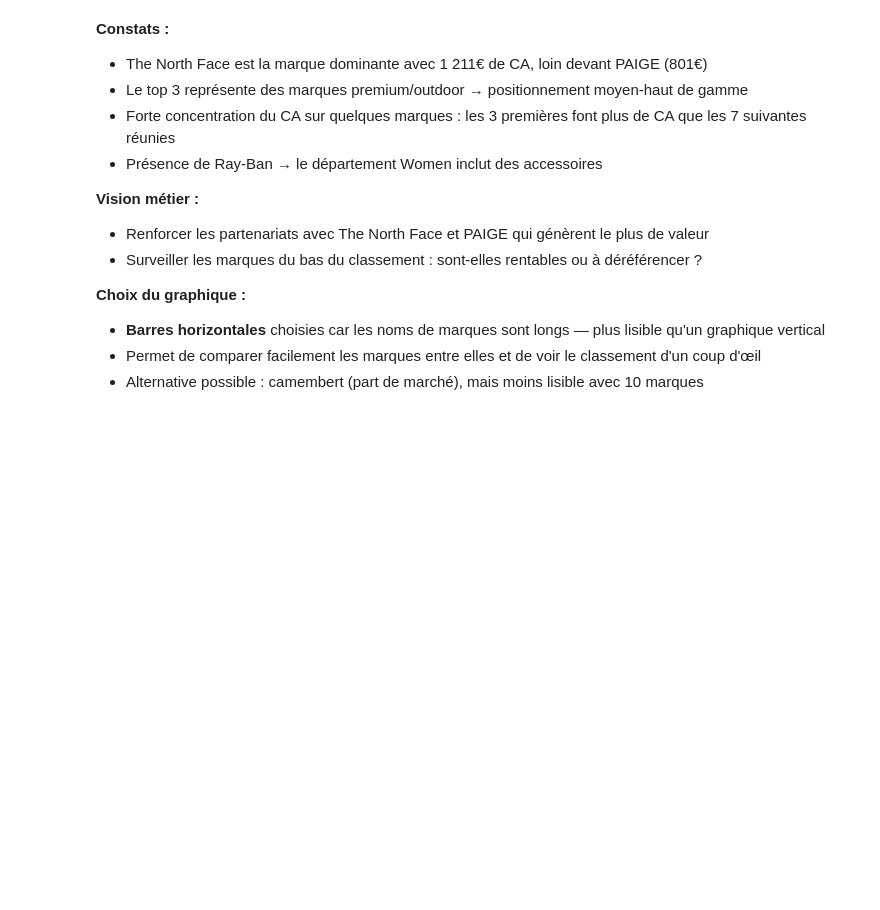
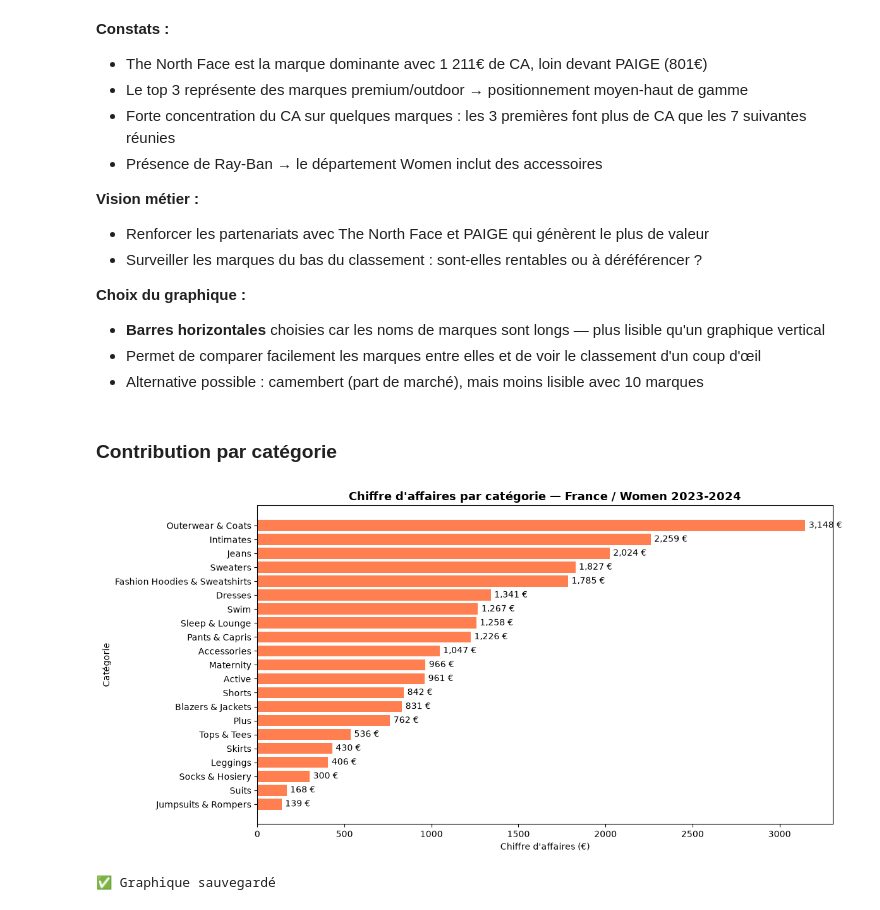
Before and after one commit to Fatima-Zahra37/projet-ecommerce-data, a Jupyter notebook: notebooks/eda_ecommerce.ipynb, the cells around one changed output. Cells and saved outputs as stored; diff of their text form; code cells hidden in the pictures; blank space fills up the shorter version.

Commit message:
feat : EDA - contribution par catégorie

```diff
--- a/notebooks/eda_ecommerce.ipynb
+++ b/notebooks/eda_ecommerce.ipynb
@@ -382,3 +382,28 @@ print("✅ Graphique sauvegardé")
 - **Barres horizontales** choisies car les noms de marques sont longs — plus lisible qu'un graphique vertical
 - Permet de comparer facilement les marques entre elles et de voir le classement d'un coup d'œil
 - Alternative possible : camembert (part de marché), mais moins lisible avec 10 marques
+# %% [markdown]
+### Contribution par catégorie
+# %%
+# Contribution par catégorie (sur lignes Complete uniquement)
+ca_categorie = df_ventes.groupby('category')['sale_price'].sum().sort_values(ascending=False)
+
+fig, ax = plt.subplots(figsize=(12, 6))
+bars = ax.barh(ca_categorie.index[::-1], ca_categorie.values[::-1], color='coral')
+
+# Ajout des valeurs sur les barres
+for bar, val in zip(bars, ca_categorie.values[::-1]):
+    ax.text(bar.get_width() + 20, bar.get_y() + bar.get_height()/2,
+            f'{val:,.0f} €', va='center', fontsize=10)
+
+ax.set_title("Chiffre d'affaires par catégorie — France / Women 2023-2024",
+             fontsize=13, fontweight='bold')
+ax.set_xlabel("Chiffre d'affaires (€)")
+ax.set_ylabel("Catégorie")
+plt.tight_layout()
+plt.savefig('../data/viz_contribution_categories.png', dpi=150, bbox_inches='tight')
+plt.show()
+print("✅ Graphique sauvegardé")
+# %% [output]
+[figure, added]
+✅ Graphique sauvegardé
```
Also changed, not shown: parts of 1 cell of this notebook, 1 other file.
